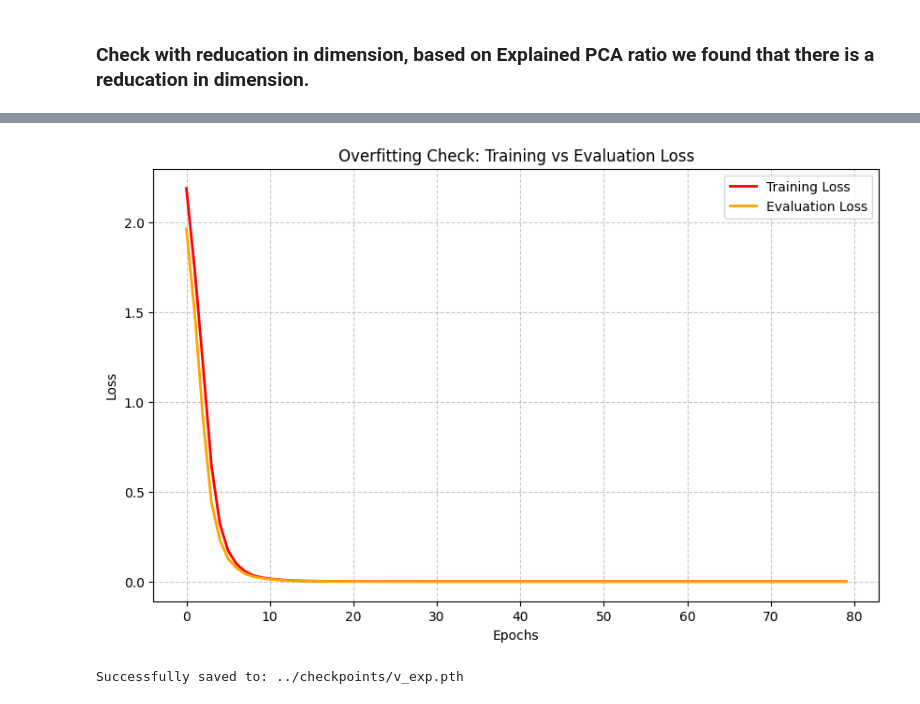
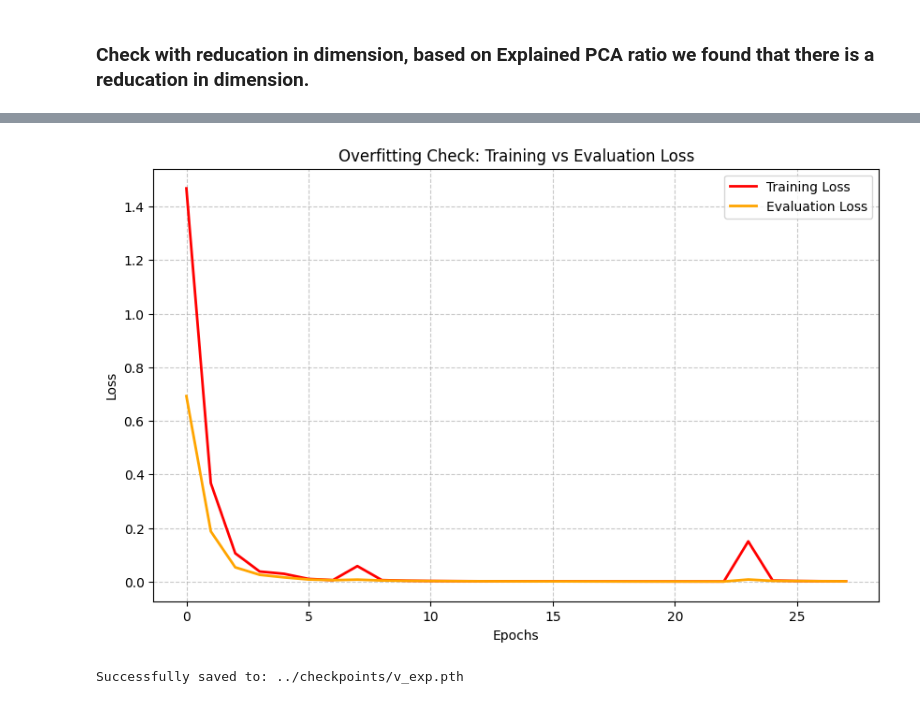
Before and after one commit to Aavash232311/transformer-pt-analysis, a Jupyter notebook: analysis/cumulative_variance_ratio.ipynb, the cells around one changed output, grey strips where cells are left out. Cells and saved outputs as stored; diff of their text form; code cells hidden in the pictures.

```diff
--- a/analysis/cumulative_variance_ratio.ipynb
+++ b/analysis/cumulative_variance_ratio.ipynb
@@ -145,7 +145,7 @@ train_plot = []
 eval_plot = []
 
 
-def train_model(model, dataloader, test_loader, epochs=12, lr=0.001):
+def train_model(model, dataloader, test_loader, epochs=12, lr=0.008):
     optimizer = torch.optim.Adam(model.parameters(), lr=lr)
     loss_fn = nn.CrossEntropyLoss()
     start_time = time.time()
@@ -218,7 +218,7 @@ file_name = 'v_exp.pth'
 full_path = os.path.join(checkpoint_dir, file_name)
 
 try:
-    train_model(model, train_loader, epochs=80, test_loader=test_loader)
+    train_model(model, train_loader, epochs=28, test_loader=test_loader)
     evaluate_model(model, test_loader, show_accuracy=True)
 except KeyboardInterrupt:
     pass
@@ -250,3 +250,3 @@ Total Training Time: 530.82 seconds
 Accuracy (eval mode): 100.00%
-[figure, old version]
+[figure, new version]
 Successfully saved to: ../checkpoints/v_exp.pth
```
Also changed, not shown: parts of 7 cells of this notebook, 3 other files.
